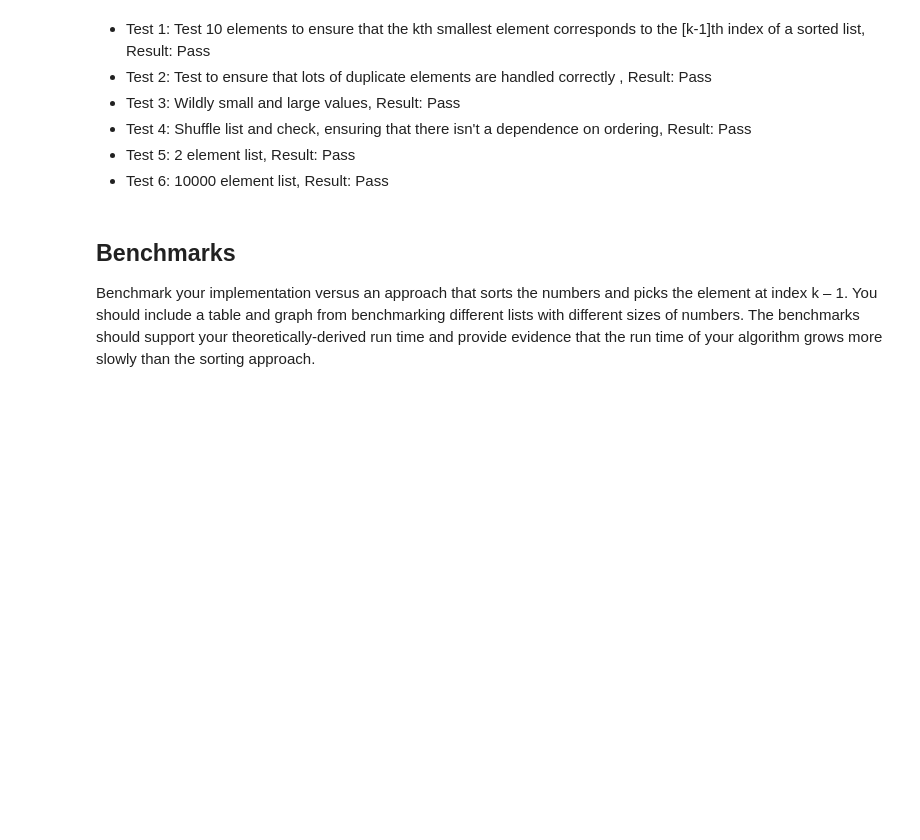
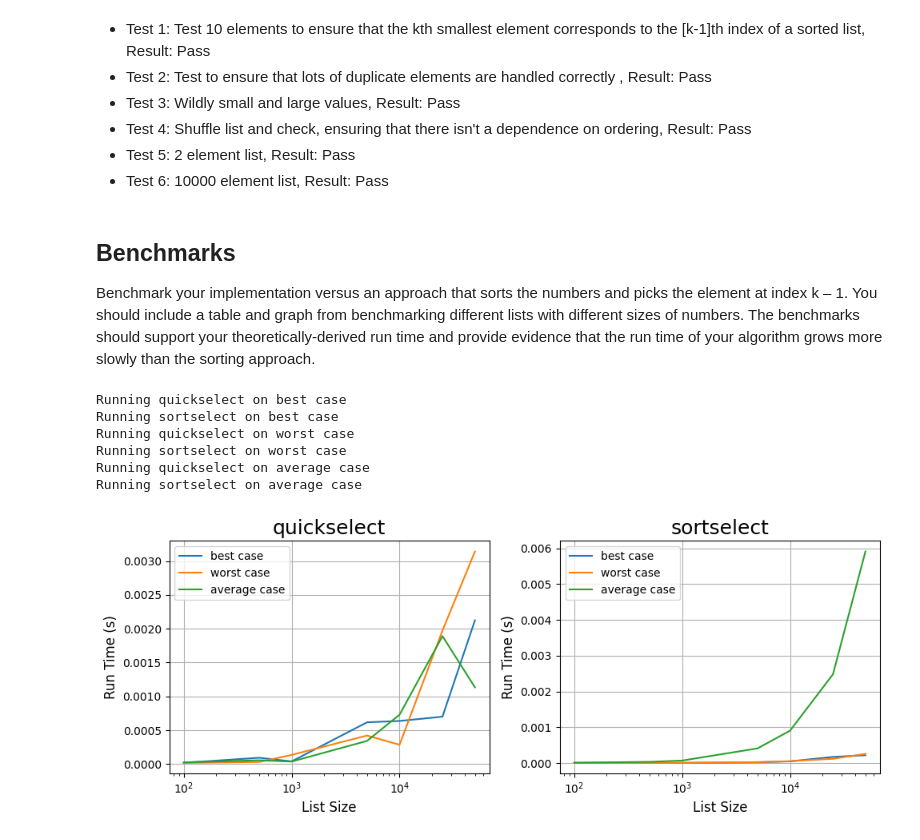
Before and after one commit to jeffTheLandShark/CSC3310, a Jupyter notebook: Lab4/groupc_lab04.ipynb, the cells around one changed output. Drawn from its saved outputs; the diff is of its cells as text; code cells hidden in the pictures; blank space fills up the shorter version.

```diff
--- a/Lab4/groupc_lab04.ipynb
+++ b/Lab4/groupc_lab04.ipynb
@@ -115,3 +115,58 @@ the element at index k – 1. You should include a table and graph from benchmar
 different lists with different sizes of numbers. The benchmarks should support your
 theoretically-derived run time and provide evidence that the run time of your algorithm
 grows more slowly than the sorting approach.
+# %%
+import time
+import random
+
+def sortselect(list, k):
+    return sorted(list)[k-1]
+
+
+def benchmark(algorithm, input_list, k):
+    '''
+    Function takes a reference to a sorting function and
+    the list to sort. It returns the elapsed time in seconds.
+    '''
+    # DO ANY SETUP
+    input_list = input_list.copy()
+    start_time = time.perf_counter()
+    algorithm(input_list, k)
+    end_time = time.perf_counter()
+    elapsed = end_time - start_time
+    return elapsed
+
+
+# Benchmarks
+# set up benchmarking lists
+
+# sizes of lists to benchmark
+list_sizes = [100, 500, 1000, 5000, 10000, 25000, 50000]
+
+# list cases to benchmark
+benchmark_lists = {
+    "best": [list(range(n)) for n in list_sizes],
+    "worst": [list(range(n, 0, -1)) for n in list_sizes],
+    "average": [random.sample(range(n), n) for n in list_sizes]
+}
+
+# store benchmark results
+benchmark_results = {
+    quickselect: {k: [] for k, v in benchmark_lists.items()},
+    sortselect: {k: [] for k, v in benchmark_lists.items()}
+}
+
+# run benchmarks
+for case, lst in benchmark_lists.items():
+    for algo in benchmark_results.keys():
+        print(f"Running {algo.__name__} on {case} case")
+        k = len(lst[0]) // 4
+        benchmark_results[algo][case] = [
+            benchmark(algo, lst, k) for lst in benchmark_lists[case]]
+# %% [output]
+Running quickselect on best case
+Running sortselect on best case
+Running quickselect on worst case
+Running sortselect on worst case
+Running quickselect on average case
+Running sortselect on average case
@@ -117,0 +212,18 @@ grows more slowly than the sorting approach.
+# %%
+import matplotlib.pyplot as plt
+
+plt.subplots(1, 2, figsize=(10, 4))
+# plot by algorithm
+for i, (algo, results) in enumerate(benchmark_results.items()):
+    plt.subplot(1, 2, i + 1)
+    plt.grid(True)
+    plt.xscale("log")
+    plt.xlabel("List Size", fontsize=12)
+    plt.ylabel("Run Time (s)", fontsize=12)
+    plt.title(f"{algo.__name__}", fontsize=18)
+    for case, times in results.items():
+        plt.plot(list_sizes, times, label=f"{case} case")
+    plt.legend()
+plt.tight_layout()
+# %% [output]
+[figure, added]
```
Also changed, not shown: parts of 2 cells of this notebook.
